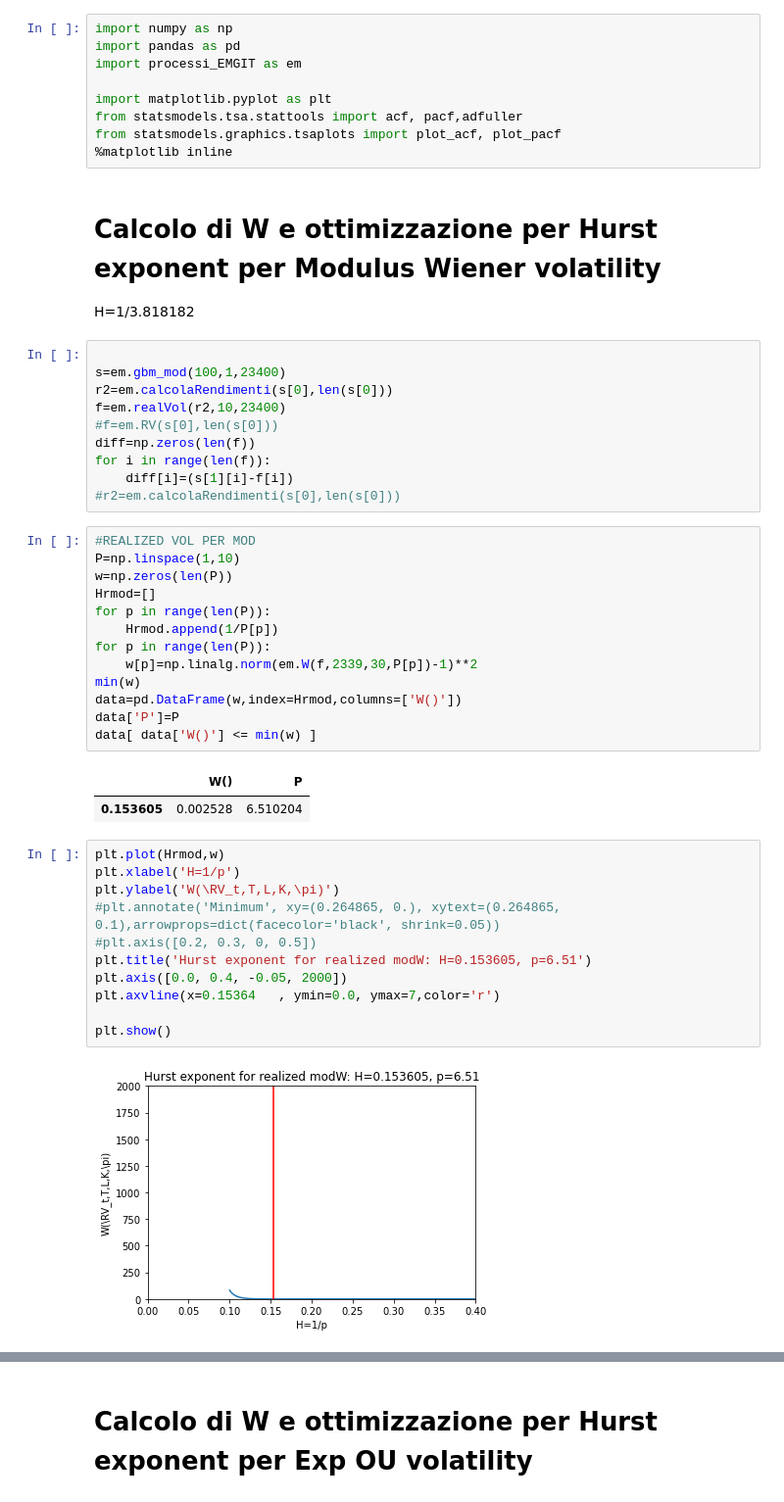
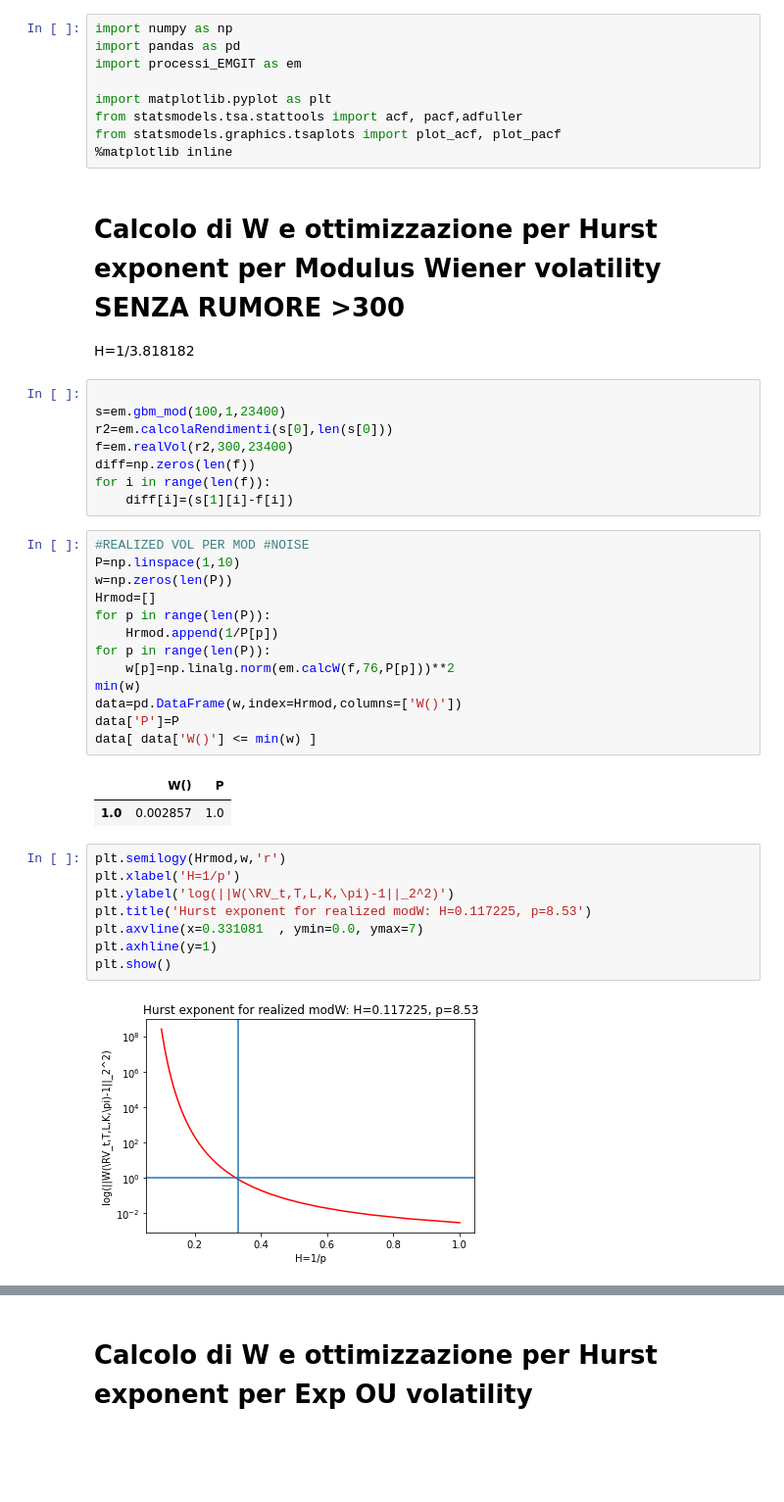
Before and after one commit to macrandrea/RoughVolArtOrArtefact, a Jupyter notebook: Hurst_P-varGIT.ipynb, the cells around one changed output, grey strips where cells are left out. Shown at 98% size. Drawn from its saved outputs; the diff is of its cells as text; blank space fills up the shorter version.

```diff
--- a/Hurst_P-varGIT.ipynb
+++ b/Hurst_P-varGIT.ipynb
@@ -8,45 +8,40 @@ from statsmodels.tsa.stattools import acf, pacf,adfuller
 from statsmodels.graphics.tsaplots import plot_acf, plot_pacf
 %matplotlib inline
 # %% [markdown]
-Calcolo di W e ottimizzazione per Hurst exponent per Modulus Wiener volatility
+Calcolo di W e ottimizzazione per Hurst exponent per Modulus Wiener volatility SENZA RUMORE >300
  =======
  H=1/3.818182
 # %%
 
 s=em.gbm_mod(100,1,23400)
 r2=em.calcolaRendimenti(s[0],len(s[0]))
-f=em.realVol(r2,10,23400)
-#f=em.RV(s[0],len(s[0]))
+f=em.realVol(r2,300,23400)
 diff=np.zeros(len(f))
 for i in range(len(f)):
     diff[i]=(s[1][i]-f[i])
-#r2=em.calcolaRendimenti(s[0],len(s[0]))
 # %%
-#REALIZED VOL PER MOD
+#REALIZED VOL PER MOD #NOISE
 P=np.linspace(1,10)
 w=np.zeros(len(P))
 Hrmod=[]
 for p in range(len(P)):
     Hrmod.append(1/P[p])
 for p in range(len(P)):
-    w[p]=np.linalg.norm(em.W(f,2339,30,P[p])-1)**2
+    w[p]=np.linalg.norm(em.calcW(f,76,P[p]))**2
 min(w)
 data=pd.DataFrame(w,index=Hrmod,columns=['W()'])
 data['P']=P
 data[ data['W()'] <= min(w) ]
 # %% [output]
 |  | W() | P |
-| 0.153605 | 0.002528 | 6.510204 |
+| 1.0 | 0.002857 | 1.0 |
 # %%
-plt.plot(Hrmod,w)
+plt.semilogy(Hrmod,w,'r')
 plt.xlabel('H=1/p')
-plt.ylabel('W(\RV_t,T,L,K,\pi)')
-#plt.annotate('Minimum', xy=(0.264865, 0.), xytext=(0.264865, 0.1),arrowprops=dict(facecolor='black', shrink=0.05))
-#plt.axis([0.2, 0.3, 0, 0.5])
-plt.title('Hurst exponent for realized modW: H=0.153605, p=6.51')
-plt.axis([0.0, 0.4, -0.05, 2000])
-plt.axvline(x=0.15364	, ymin=0.0, ymax=7,color='r')
-
+plt.ylabel('log(||W(\RV_t,T,L,K,\pi)-1||_2^2)')
+plt.title('Hurst exponent for realized modW: H=0.117225, p=8.53')
+plt.axvline(x=0.331081	, ymin=0.0, ymax=7)
+plt.axhline(y=1)
 plt.show()
 # %% [output]
-[figure, old version]
+[figure, new version]
```
Also changed, not shown: parts of 14 cells of this notebook, 7 other files.
